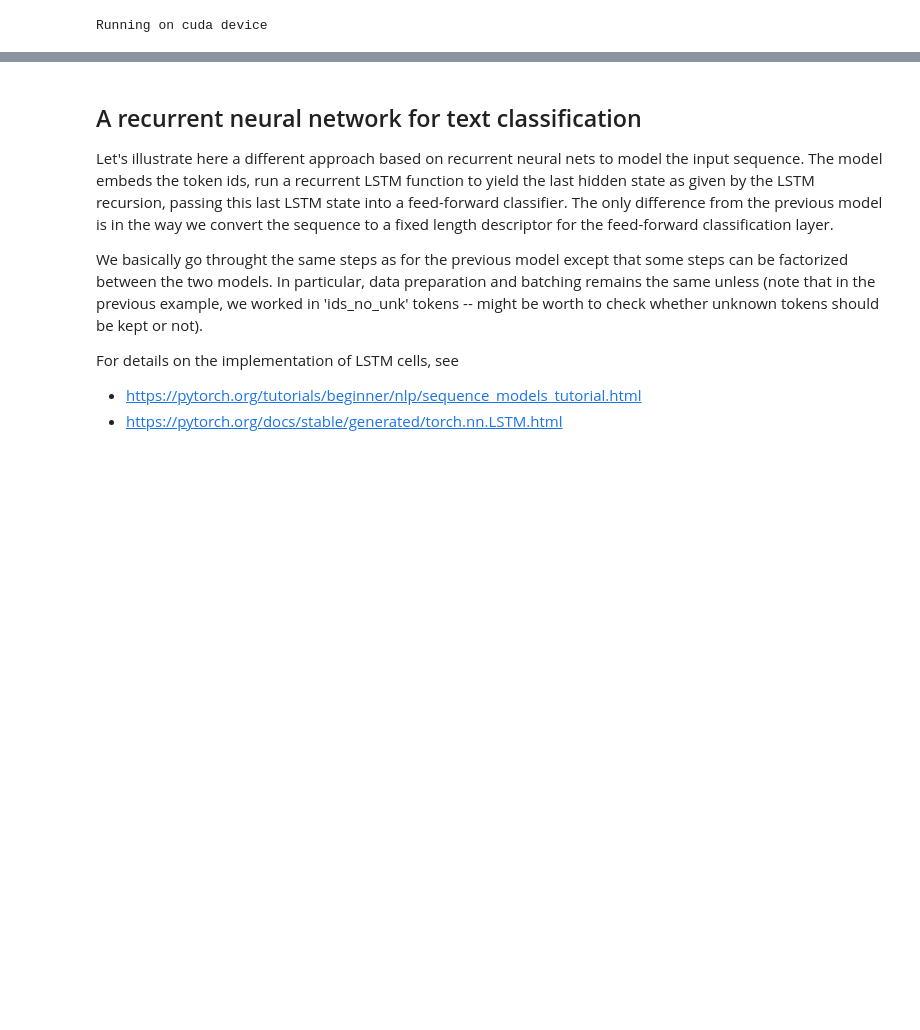
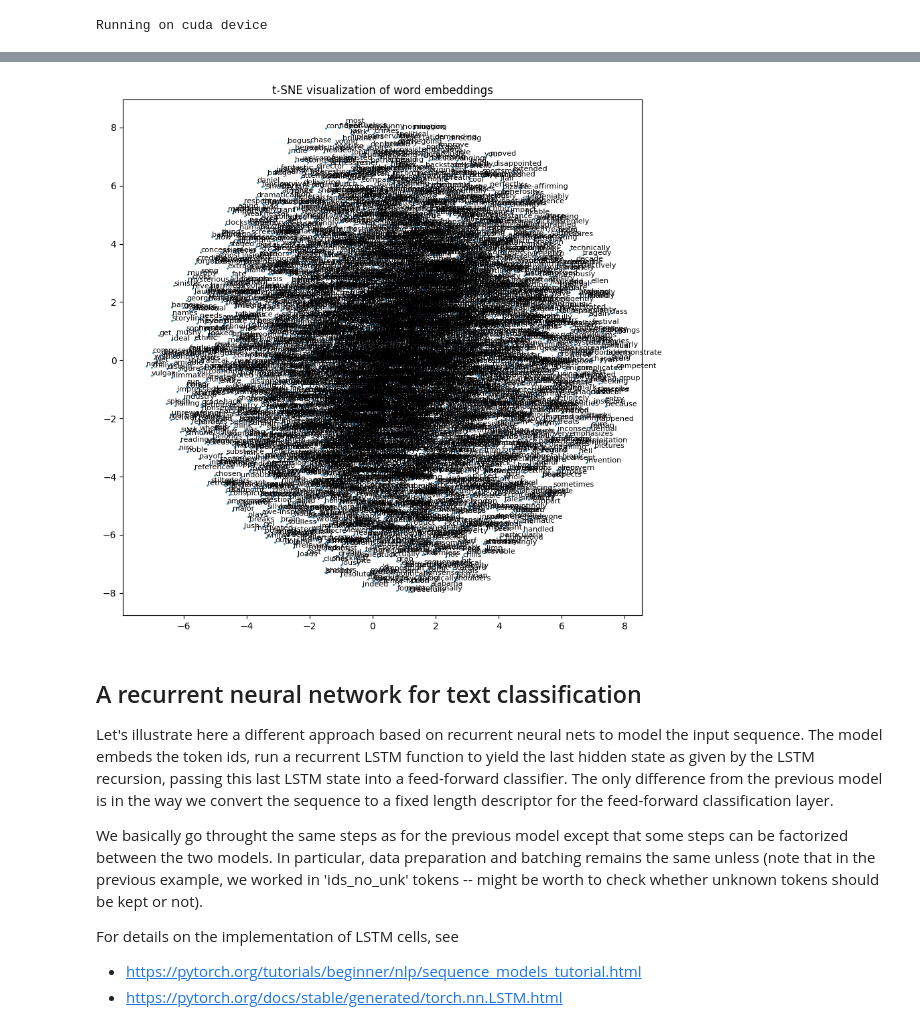
Before and after one commit to katzkid/NaturalLanguageProcessing, a Jupyter notebook: msd-classification-2024.ipynb, the cells around one changed output, grey strips where cells are left out. Saved outputs shown, nothing was run; the diff lists cells and outputs as text; code cells hidden in the pictures; blank space fills up the shorter version.

```diff
--- a/msd-classification-2024.ipynb
+++ b/msd-classification-2024.ipynb
@@ -662,6 +667,30 @@ print('  **test** acuracy={:.2f}%'.format(100 * tst_acc))
 # verbs and adjectives which are the most relevant POS tags for polarity detection (adjectives alone
 # are already pretty good)
 #
+# %%
+from sklearn.manifold import TSNE
+
+import matplotlib.pyplot as plt
+
+# Extract the embeddings from the model
+embeddings = model1.embedding.weight.detach().cpu().numpy()
+
+# Use TSNE to reduce the dimensionality of the embeddings
+tsne = TSNE(n_components=2, random_state=42)
+embeddings_2d = tsne.fit_transform(embeddings)
+
+# Plot the embeddings
+plt.figure(figsize=(10, 10))
+plt.scatter(embeddings_2d[:, 0], embeddings_2d[:, 1], s=1)
+
+# Annotate the plot with the words
+for i, word in enumerate(id2str):
+    plt.annotate(word, (embeddings_2d[i, 0], embeddings_2d[i, 1]), fontsize=8)
+
+plt.title('t-SNE visualization of word embeddings')
+plt.show()
+# %% [output]
+[figure, added]
 # %% [markdown]
 ## A recurrent neural network for text classification
 
```
Also changed, not shown: parts of 19 cells of this notebook, 2 other files.
